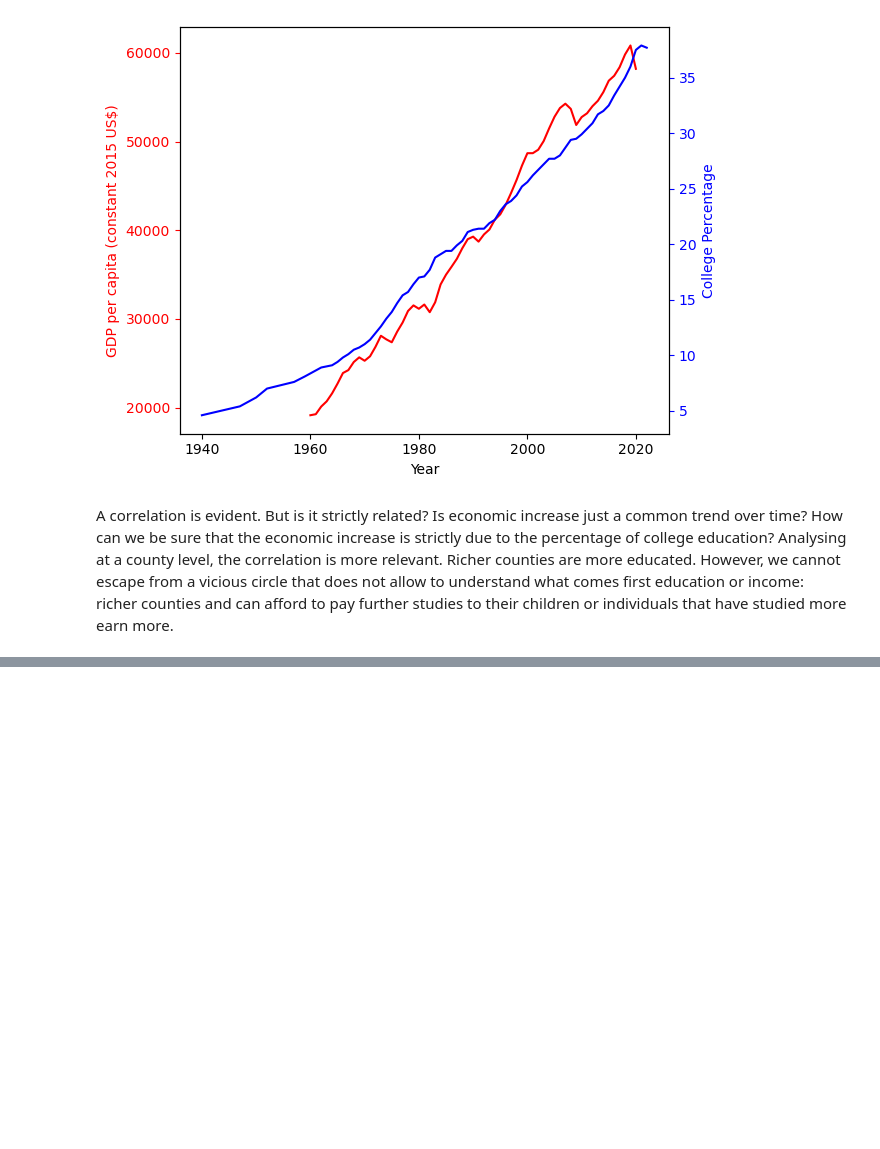
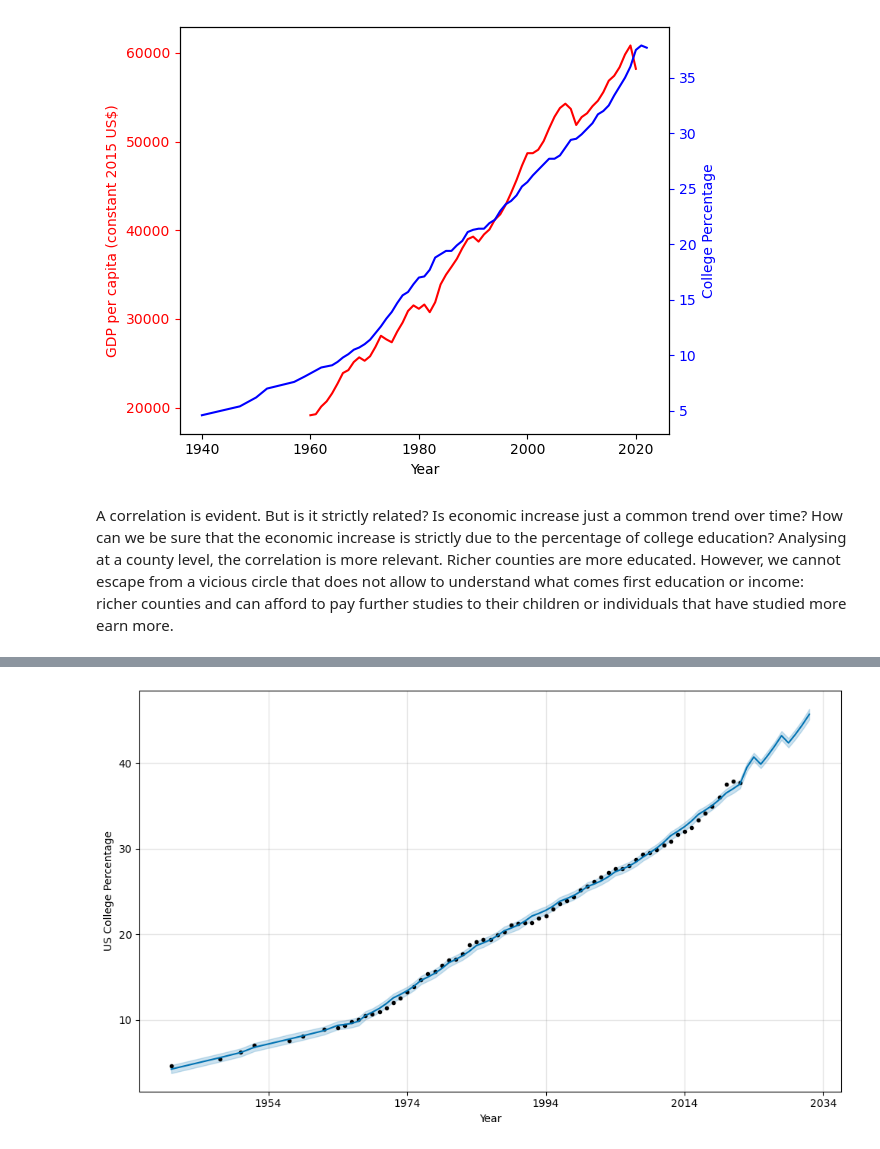
Before and after one commit to leomassoc/LSE-DS105L-Data-Detectives, a Jupyter notebook: notebooks/NB4 Working on the final dataframe.ipynb, the cells around one changed output, grey strips where cells are left out. Cells and saved outputs as stored; diff of their text form; code cells hidden in the pictures; blank space fills up the shorter version.

```diff
--- a/notebooks/NB4 Working on the final dataframe.ipynb
+++ b/notebooks/NB4 Working on the final dataframe.ipynb
@@ -64,0 +91,6 @@ Analysing at a county level, the correlation is more relevant. Richer counties a
+# %%
+# Do the same thing for the education data
+college_percentage = college_percentage[['Year', 'College Percentage']]
+college_percentage.columns = ['ds', 'y']
+college_percentage['ds'] = pd.to_datetime(college_percentage['ds'], format='%Y')
+college_percentage.head()
@@ -64,0 +130,13 @@ Analysing at a county level, the correlation is more relevant. Richer counties a
+# %%
+# Forecast the education data with prophet. Plot the forecast with the labels year and college percentage
+m = Prophet()
+m.fit(college_percentage)
+future = m.make_future_dataframe(periods=10, freq='Y')
+ed_forecast = m.predict(future)
+ed_forecast[['ds', 'yhat', 'yhat_lower', 'yhat_upper']].tail()
+fig1 = m.plot(ed_forecast)
+ax = fig1.gca()
+ax.set_xlabel('Year')
+ax.set_ylabel('US College Percentage')
+plt.show()
+# %% [output]
@@ -64,0 +145 @@ Analysing at a county level, the correlation is more relevant. Richer counties a
+[figure, added]
```
Also changed, not shown: parts of 7 cells of this notebook, 2 other files.
